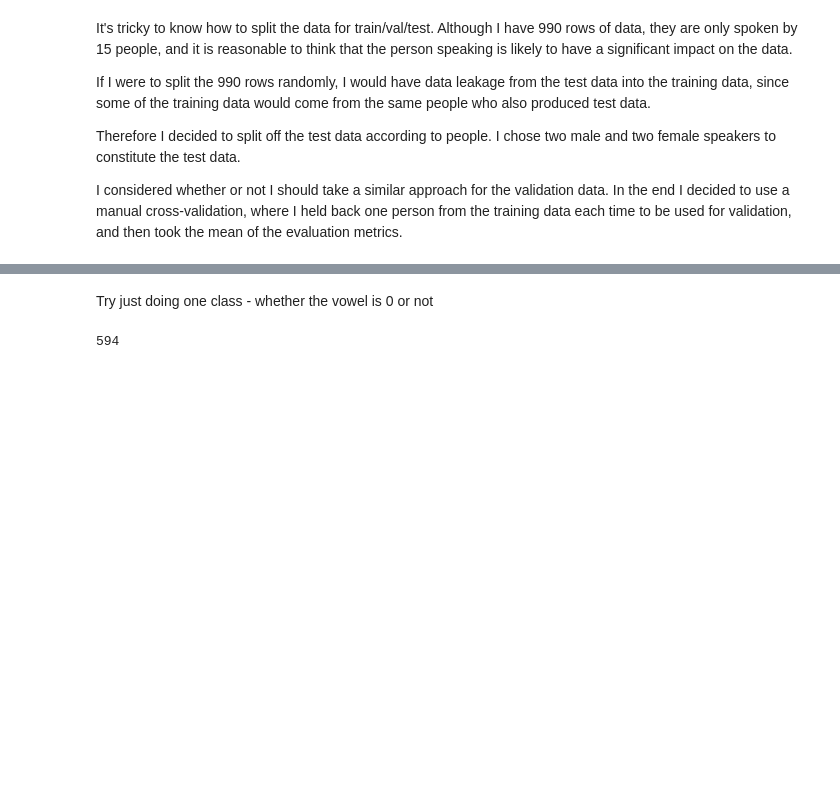
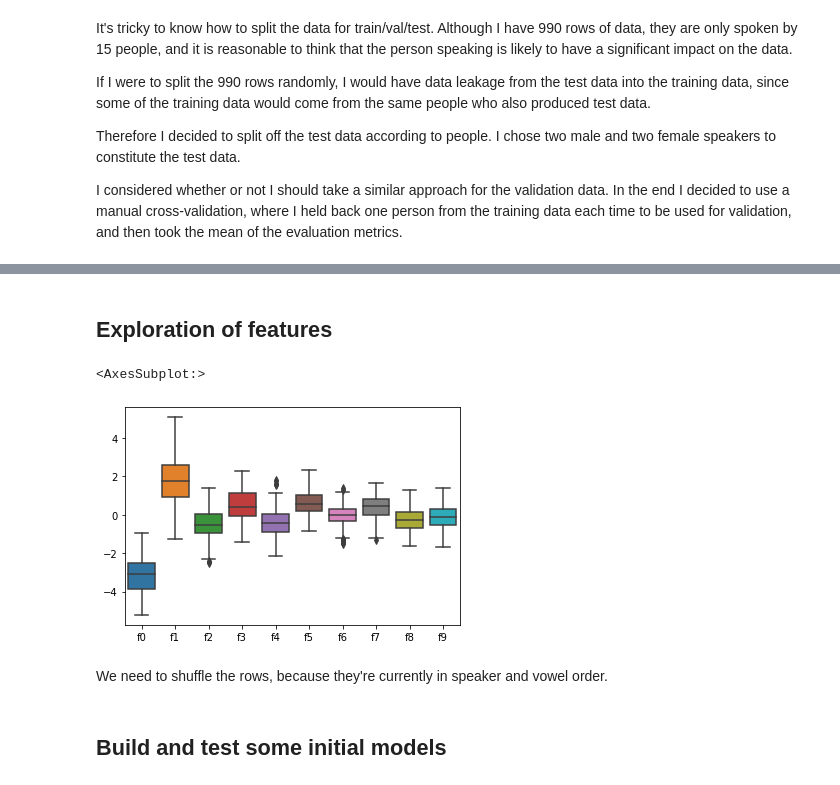
Before and after one commit to woodwardmw/ML-ZoomCamp, a Jupyter notebook: Mid-term_project/Mid-term Vowel Prediction Project.ipynb, the cells around one changed output, grey strips where cells are left out. Saved outputs shown, nothing was run; the diff lists cells and outputs as text; code cells hidden in the pictures; blank space fills up the shorter version.

```diff
--- a/Mid-term_project/Mid-term Vowel Prediction Project.ipynb
+++ b/Mid-term_project/Mid-term Vowel Prediction Project.ipynb
@@ -74,2 +61,0 @@ len(df_train), len(df_test)
-# %%
-df_train = df_train.reset_index(drop=True)
@@ -90,11 +81,16 @@ del df_test['vowel']
+# %% [markdown]
+## Exploration of features
+# %%
+sns.boxplot(data = df_train[['f0', 'f1', 'f2', 'f3', 'f4', 'f5', 'f6', 'f7', 'f8', 'f9']])
+# %% [output]
+<AxesSubplot:>
+[figure, added]
+# %% [markdown]
+We need to shuffle the rows, because they're currently in speaker and vowel order.
+# %% [markdown]
+## Build and test some initial models
 # %%
 from sklearn.linear_model import LogisticRegression
 from sklearn.ensemble import RandomForestClassifier
 from sklearn.ensemble import GradientBoostingClassifier
 from sklearn.metrics import roc_auc_score
-# %% [markdown]
-Try just doing one class - whether the vowel is 0 or not
-# %%
-len(y_train)
-# %% [output]
-594
```
Also changed, not shown: parts of 43 cells of this notebook.
